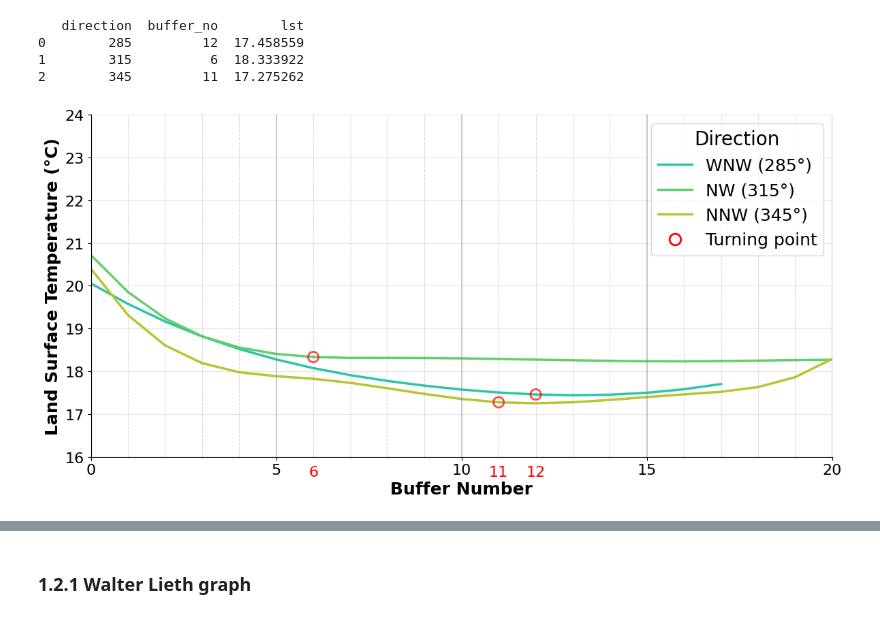
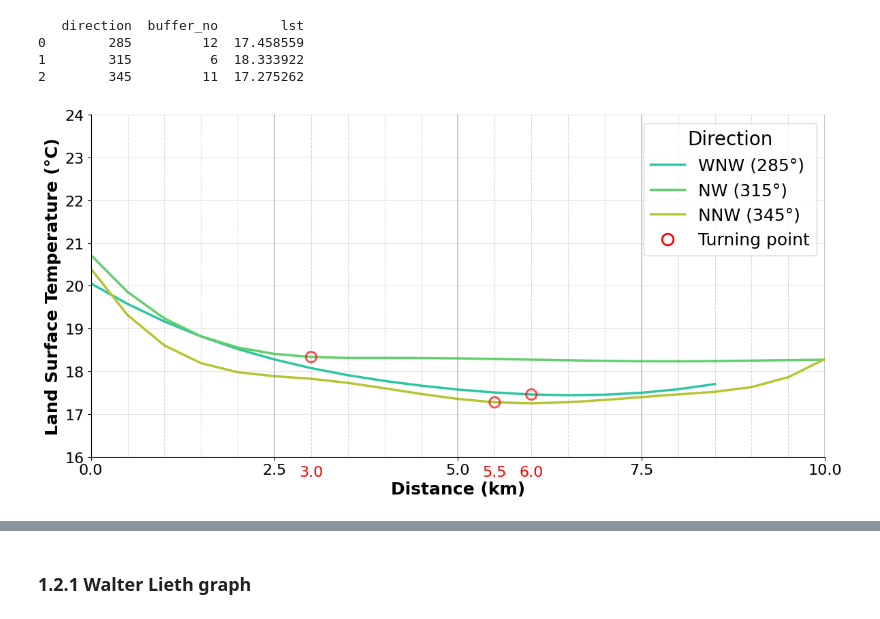
Before and after one commit to percyyvon-r/PhD-Chapter3-Diurnal-SUHII-Distribution, a Jupyter notebook: notebooks/PhD_chapter3_ypinb.ipynb, the cells around one changed output, grey strips where cells are left out. Cells and saved outputs as stored; diff of their text form; code cells hidden in the pictures.

```diff
--- a/notebooks/PhD_chapter3_ypinb.ipynb
+++ b/notebooks/PhD_chapter3_ypinb.ipynb
@@ -441,6 +441,12 @@ No turning point found for direction 285
 import matplotlib.pyplot as plt
 import numpy as np
 from matplotlib.lines import Line2D
+
+# --------------------------
+# Add distance column (distance = buffer_no / 2)
+# --------------------------
+day_df_spline["distance"] = day_df_spline["buffer_no"] / 2
+day_df_turning["distance"] = day_df_turning["buffer_no"] / 2
 
 # --------------------------
 # Colors (integer keys)
@@ -466,7 +472,7 @@ ax = plt.gca()
 for direction, group in day_df_spline.groupby("direction"):
     if direction in colors:
         plt.plot(
-            group["buffer_no"],
+            group["distance"],
             group["lst_mean"],
             linewidth=2.5,
             color=colors[direction],
@@ -476,7 +482,7 @@ for direction, group in day_df_spline.groupby("direction"):
 # --------------------------
 # 2. Plot turning points (colored by direction, semi-transparent)
 # --------------------------
-turn_x = day_df_turning["buffer_no"].tolist()
+turn_x = day_df_turning["distance"].tolist()
 turn_y = day_df_turning["lst"].tolist()
 turn_dir = day_df_turning["direction"].tolist()
 
@@ -509,8 +515,8 @@ for x_val, y_val, direction in zip(turn_x, turn_y, turn_dir):
 # --------------------------
 # 3. X-axis vertical lines
 # --------------------------
-x_values = np.arange(0, 21, 1)
-solid_lines = [5, 10, 15, 20]
+x_values = np.arange(0, 10.5, 0.5)
+solid_lines = [2.5, 5.0, 7.5, 10.0]
 
 for x in x_values:
     if x in solid_lines:
@@ -522,10 +528,10 @@ for x in x_values:
 # --------------------------
 # 5. Labels
 # --------------------------
-plt.xlabel("Buffer Number", fontsize=18, fontweight="bold")
+plt.xlabel("Distance (km)", fontsize=18, fontweight="bold")
 plt.ylabel("Land Surface Temperature (°C)", fontsize=18, fontweight="bold")
-ax.set_xlim(0, 20)
-ax.set_xticks(np.arange(0, 21, 5))  # default ticks
+ax.set_xlim(0, 10)
+ax.set_xticks(np.arange(0, 10.1, 2.5))  # distance ticks
 ax.tick_params(axis='both', labelsize=16)
 ax.set_ylim(32, 40)  # example
 ax.set_yticks(np.arange(32, 41, 1))
@@ -866,6 +872,12 @@ print(night_df_turning)
 import matplotlib.pyplot as plt
 import numpy as np
 from matplotlib.lines import Line2D
+
+# --------------------------
+# Add distance column (distance = buffer_no / 2)
+# --------------------------
+night_df_spline["distance"] = night_df_spline["buffer_no"] / 2
+night_df_turning["distance"] = night_df_turning["buffer_no"] / 2
 
 # --------------------------
 # Colors (integer keys)
@@ -891,7 +903,7 @@ ax = plt.gca()
 for direction, group in night_df_spline.groupby("direction"):
     if direction in colors:
         plt.plot(
-            group["buffer_no"],
+            group["distance"],
             group["lst_mean"],
             linewidth=2.5,
             color=colors[direction],
@@ -901,7 +913,7 @@ for direction, group in night_df_spline.groupby("direction"):
 # --------------------------
 # 2. Plot turning points (colored by direction, semi-transparent)
 # --------------------------
-turn_x = night_df_turning["buffer_no"].tolist()
+turn_x = night_df_turning["distance"].tolist()
 turn_y = night_df_turning["lst"].tolist()
 turn_dir = night_df_turning["direction"].tolist()
 
@@ -933,8 +945,8 @@ for x_val, y_val, direction in zip(turn_x, turn_y, turn_dir):
 # --------------------------
 # 3. X-axis vertical lines
 # --------------------------
-x_values = np.arange(0, 21, 1)
-solid_lines = [5, 10, 15, 20]
+x_values = np.arange(0, 10.5, 0.5)
+solid_lines = [2.5, 5.0, 7.5, 10.0]
 
 for x in x_values:
     if x in solid_lines:
@@ -945,10 +957,10 @@ for x in x_values:
 # --------------------------
 # 5. Labels
 # --------------------------
-plt.xlabel("Buffer Number", fontsize=18, fontweight="bold")
+plt.xlabel("Distance (km)", fontsize=18, fontweight="bold")
 plt.ylabel("Land Surface Temperature (°C)", fontsize=18, fontweight="bold")
-ax.set_xlim(0, 20)
-ax.set_xticks(np.arange(0, 21, 5))  # default ticks
+ax.set_xlim(0, 10)
+ax.set_xticks(np.arange(0, 10.1, 2.5))  # distance ticks
 ax.tick_params(axis='both', labelsize=16)
 ax.set_ylim(16, 24)  # example
 ax.set_yticks(np.arange(16, 25, 1))
@@ -960,34 +972,34 @@ ax.set_yticks(np.arange(16, 25, 1))
 plt.grid(axis='y', alpha=0.3)
 ax.set_facecolor("white")
 for spine in ["top", "right"]:
     ax.spines[spine].set_visible(False)
 
 # --------------------------
 # 7. Legend
 # --------------------------
 legend_elements = [
     Line2D([0], [0], color=colors[285], lw=2.5, label=dir_labels[285]),
     Line2D([0], [0], color=colors[315], lw=2.5, label=dir_labels[315]),
     Line2D([0], [0], color=colors[345], lw=2.5, label=dir_labels[345]),
     Line2D([0], [0], marker='o', color='w', label='Turning point',
            markerfacecolor='none', markeredgecolor='red',
            markeredgewidth=2, markersize=12)
 ]
 
 plt.legend(handles=legend_elements, title="Direction", fontsize=18, title_fontsize=20)
 
 # --------------------------
 # 8. Layout + Save
 # --------------------------
 plt.tight_layout()
 plt.savefig(
     "C:/Users/percy/Documents/studies/visual_studio_code/PhD-chapter3-SUHII/outputs/figures/night_turning_points_spline.png",
     dpi=300,
     bbox_inches="tight"
 )
 plt.show()
 # %% [output]
-[figure, old version]
+[figure, new version]
 # %% [markdown]
 **Locations of Turning Point buffers**
 - Turning points (TPs) for both daytime and nighttime are generally located between the 3rd and 12th buffer subdivisions outside the urban area, corresponding to distances of approximately **1.5 km to 6 km** from the urban boundary.
```
Also changed, not shown: parts of 13 cells of this notebook, 59 other files.
